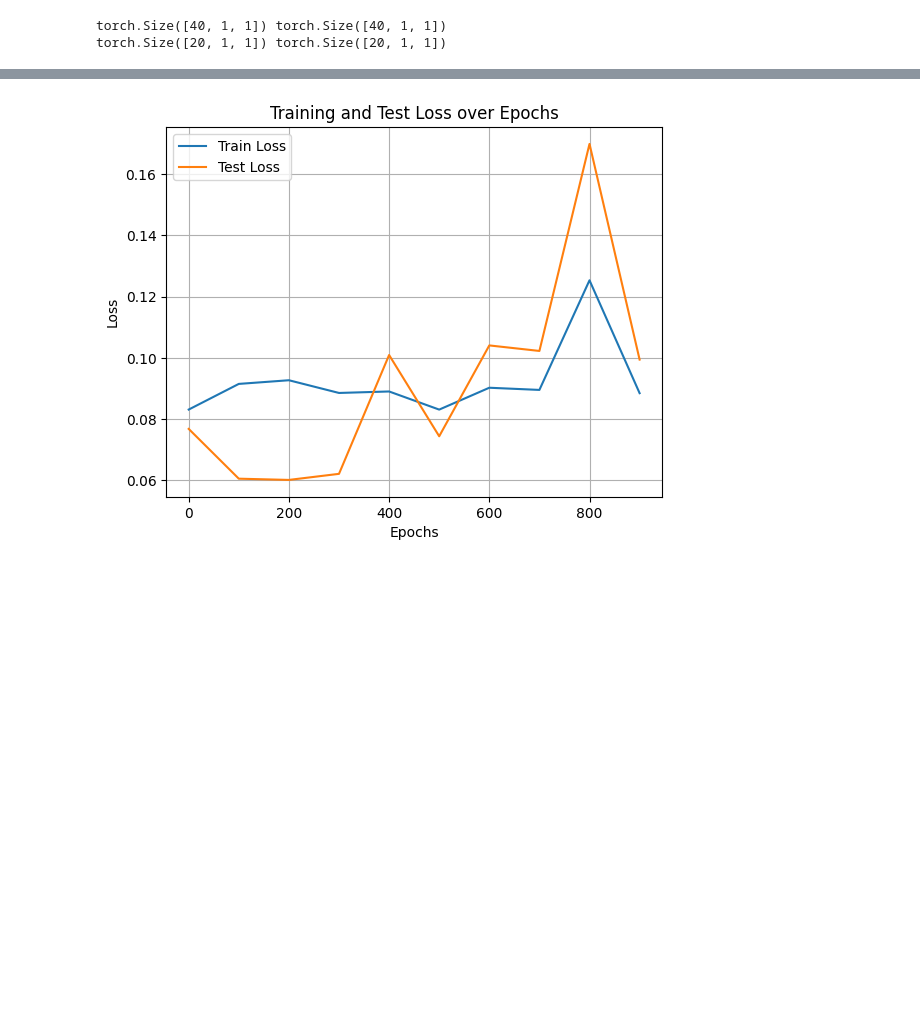
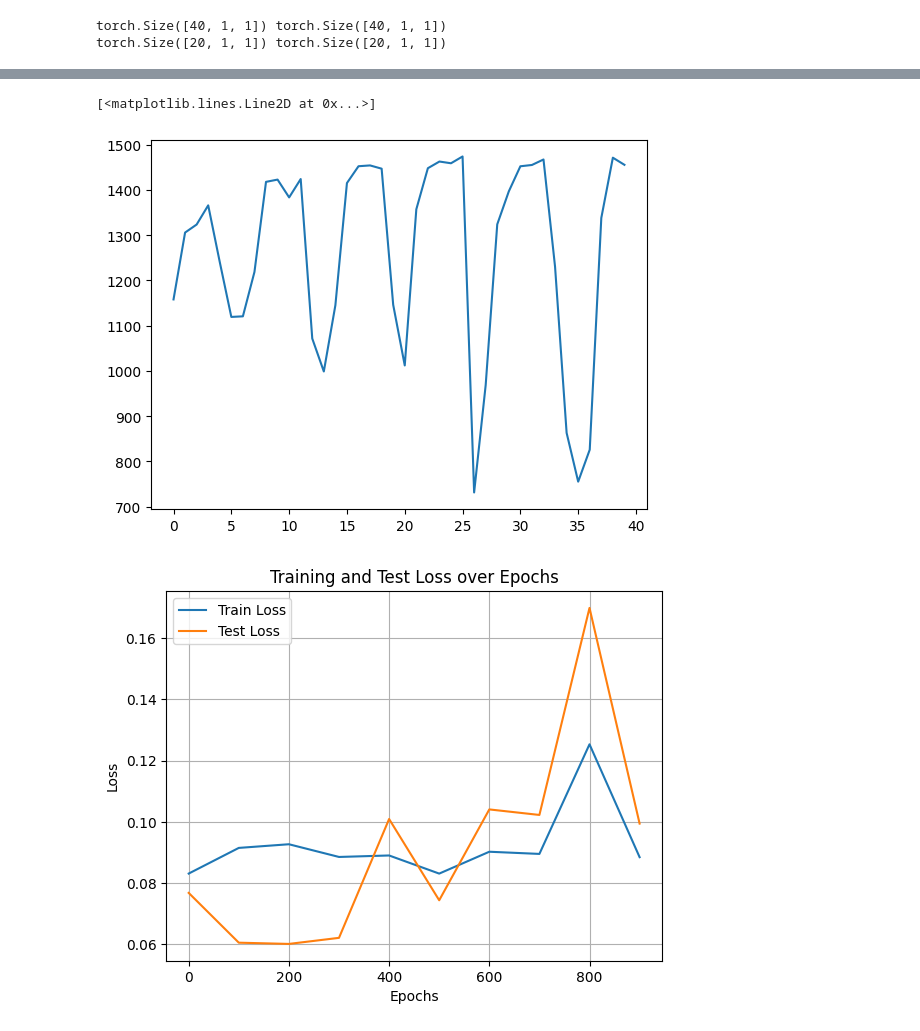
Before and after one commit to marianataglio/seriestemporales, a Jupyter notebook: overfitting_lstm.ipynb, the cells around one changed output, grey strips where cells are left out. Drawn from its saved outputs; the diff is of its cells as text; code cells hidden in the pictures; blank space fills up the shorter version.

```diff
--- a/overfitting_lstm.ipynb
+++ b/overfitting_lstm.ipynb
@@ -156,3 +184,8 @@ plt.plot(train)
+# %%
+plt.plot(train_array)
+# %% [output]
+[<matplotlib.lines.Line2D at 0x...>]
+[figure, added]
 # %%
 epochs = range(0, n_epochs, 100)
 
```
Also changed, not shown: parts of 14 cells of this notebook.
